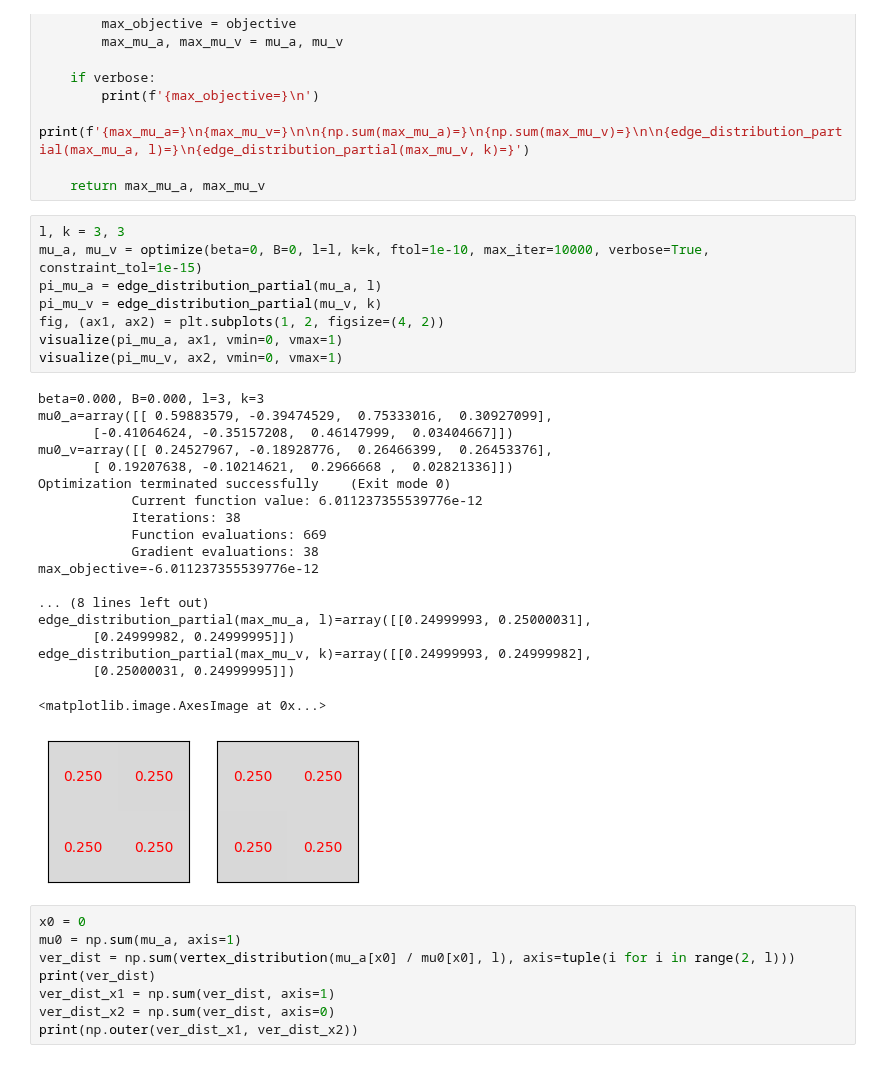
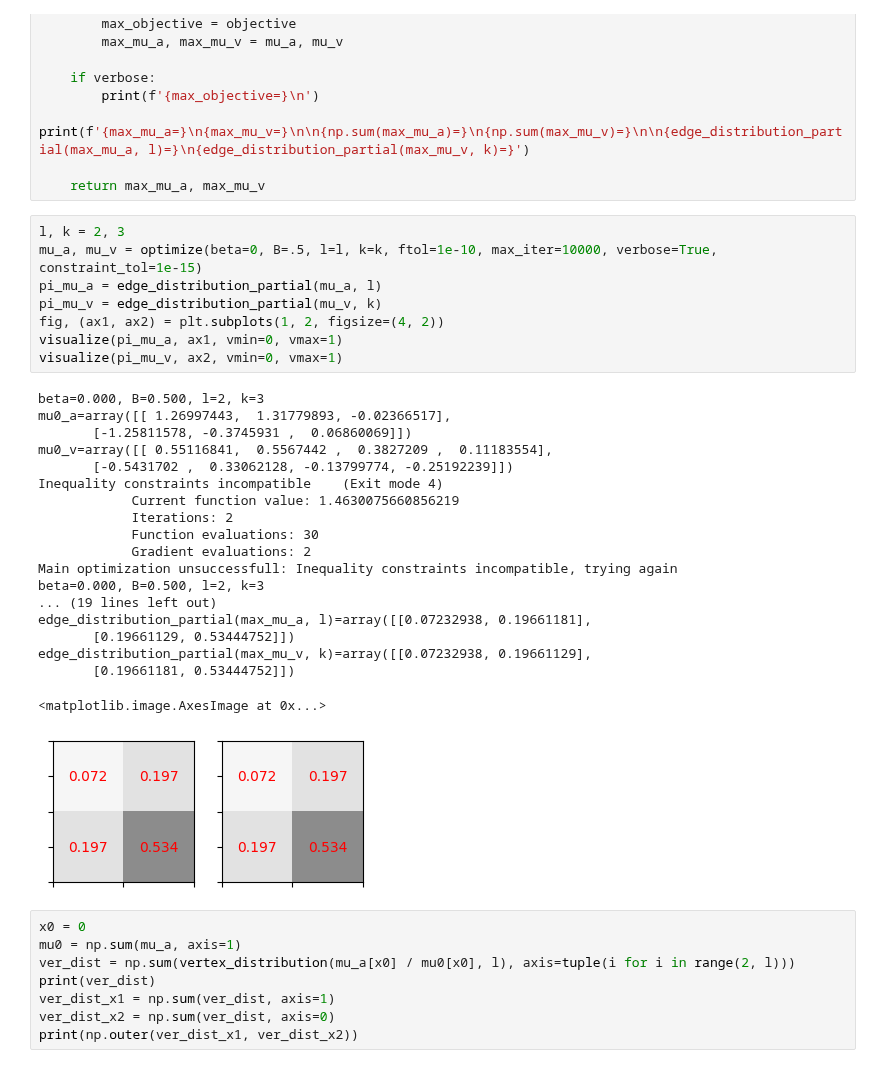
Before and after one commit to YizhongHu/statistical_mechanics_on_graphs, a Jupyter notebook: src/ising_bipartite.ipynb, the cells around one changed output. Saved outputs shown, nothing was run; the diff lists cells and outputs as text.

```diff
--- a/src/ising_bipartite.ipynb
+++ b/src/ising_bipartite.ipynb
@@ -307,33 +310,33 @@ def optimize(beta, B, l, k, mu0=None, verbose=False, ftol=1e-9, max_iter=1000, p
 
     return max_mu_a, max_mu_v
 # %%
-l, k = 3, 3
-mu_a, mu_v = optimize(beta=0, B=0, l=l, k=k, ftol=1e-10, max_iter=10000, verbose=True, constraint_tol=1e-15)
+l, k = 2, 3
+mu_a, mu_v = optimize(beta=0, B=.5, l=l, k=k, ftol=1e-10, max_iter=10000, verbose=True, constraint_tol=1e-15)
 pi_mu_a = edge_distribution_partial(mu_a, l)
 pi_mu_v = edge_distribution_partial(mu_v, k)
 fig, (ax1, ax2) = plt.subplots(1, 2, figsize=(4, 2))
 visualize(pi_mu_a, ax1, vmin=0, vmax=1)
 visualize(pi_mu_v, ax2, vmin=0, vmax=1)
 # %% [output]
-beta=0.000, B=0.000, l=3, k=3
-mu0_a=array([[ 0.59883579, -0.39474529,  0.75333016,  0.30927099],
-       [-0.41064624, -0.35157208,  0.46147999,  0.03404667]])
-mu0_v=array([[ 0.24527967, -0.18928776,  0.26466399,  0.26453376],
-       [ 0.19207638, -0.10214621,  0.2966668 ,  0.02821336]])
-Optimization terminated successfully    (Exit mode 0)
-            Current function value: 6.011237355539776e-12
-            Iterations: 38
-            Function evaluations: 669
-            Gradient evaluations: 38
-max_objective=-6.011237355539776e-12
-
-... (8 lines left out)
-edge_distribution_partial(max_mu_a, l)=array([[0.24999993, 0.25000031],
-       [0.24999982, 0.24999995]])
-edge_distribution_partial(max_mu_v, k)=array([[0.24999993, 0.24999982],
-       [0.25000031, 0.24999995]])
+beta=0.000, B=0.500, l=2, k=3
+mu0_a=array([[ 1.26997443,  1.31779893, -0.02366517],
+       [-1.25811578, -0.3745931 ,  0.06860069]])
+mu0_v=array([[ 0.55116841,  0.5567442 ,  0.3827209 ,  0.11183554],
+       [-0.5431702 ,  0.33062128, -0.13799774, -0.25192239]])
+Inequality constraints incompatible    (Exit mode 4)
+            Current function value: 1.4630075660856219
+            Iterations: 2
+            Function evaluations: 30
+            Gradient evaluations: 2
+Main optimization unsuccessfull: Inequality constraints incompatible, trying again
+beta=0.000, B=0.500, l=2, k=3
+... (19 lines left out)
+edge_distribution_partial(max_mu_a, l)=array([[0.07232938, 0.19661181],
+       [0.19661129, 0.53444752]])
+edge_distribution_partial(max_mu_v, k)=array([[0.07232938, 0.19661129],
+       [0.19661181, 0.53444752]])
 <matplotlib.image.AxesImage at 0x...>
-[figure, old version]
+[figure, new version]
 # %%
 x0 = 0
 mu0 = np.sum(mu_a, axis=1)
```
Also changed, not shown: parts of 10 cells of this notebook, 3 other files.
